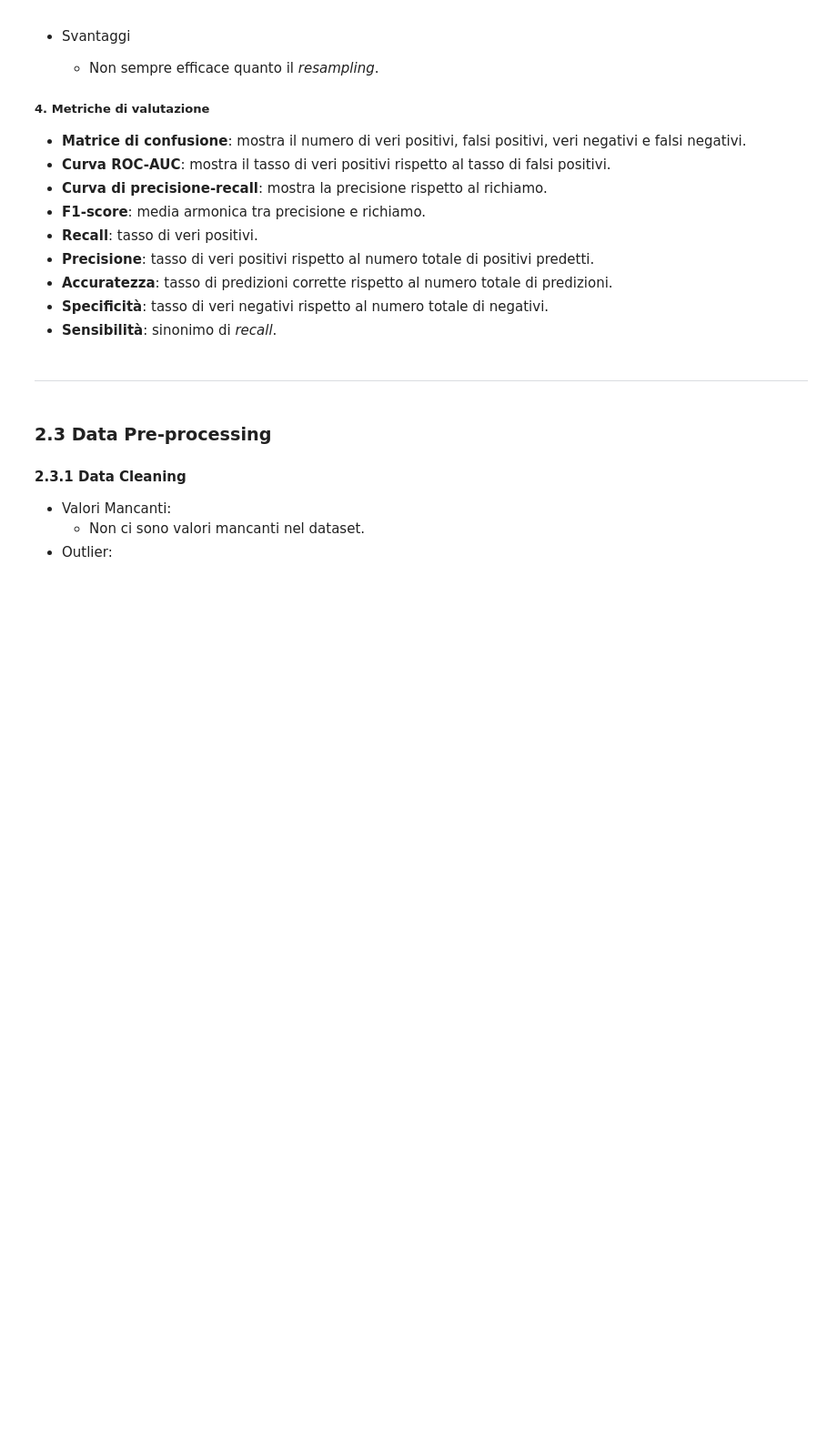
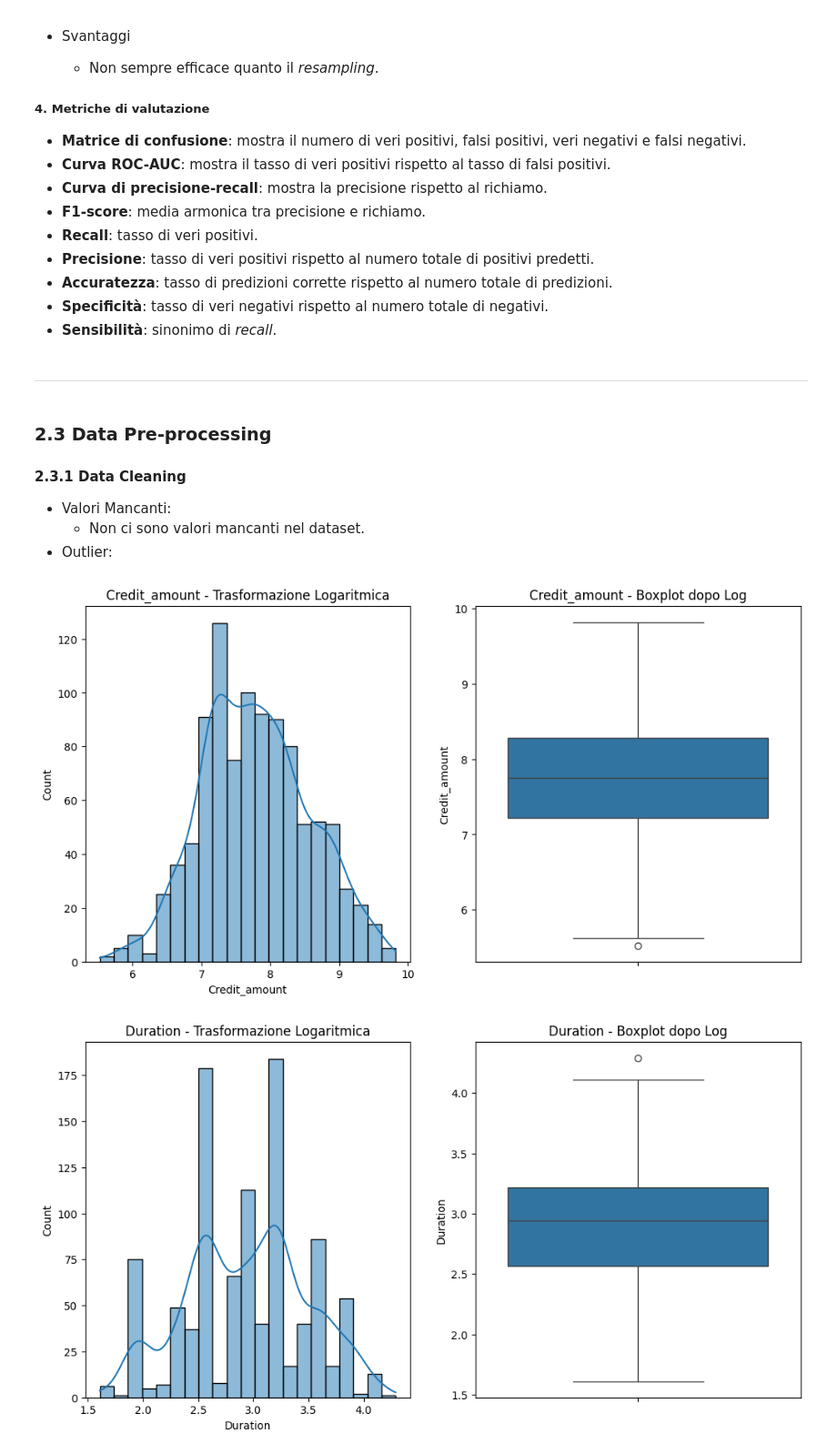
Before and after one commit to hidemet/mldm-credit-card-risk, a Jupyter notebook: myCopy_ProgettoMLDM_Dumas_Rossini.ipynb, the cells around one changed output. Shown at 91% size. Saved outputs shown, nothing was run; the diff lists cells and outputs as text; code cells hidden in the pictures; blank space fills up the shorter version.

```diff
--- a/myCopy_ProgettoMLDM_Dumas_Rossini.ipynb
+++ b/myCopy_ProgettoMLDM_Dumas_Rossini.ipynb
@@ -799,3 +801,57 @@ Ci sono molti dati etichettati come "good credit" (classe 1) e pochi valori etic
 - Valori Mancanti:
   - Non ci sono valori mancanti nel dataset.
 - Outlier:
+# %%
+from scipy.stats import mstats
+import seaborn as sns
+
+data_cleaning = data.copy()
+
+# Trasformazione logaritmica per 'Credit_amount' e 'Duration'
+data_cleaning['Credit_amount'] = np.log1p(data_cleaning['Credit_amount'])
+data_cleaning['Duration'] = np.log1p(data_cleaning['Duration'])
+
+# Winsorizzazione per 'Age'
+data_cleaning['Age_winsorized'] = mstats.winsorize(data_cleaning['Age'], limits=[0.05, 0.05])
+
+# Binning per 'Age'
+bins = [18, 25, 35, 45, 55, 65, 100]
+labels = ['18-24', '25-34', '35-44', '45-54', '55-64', '65+']
+data_cleaning['Age_binned'] = pd.cut(data_cleaning['Age'], bins=bins, labels=labels, right=False)
+
+# Visualizzazione delle trasformazioni
+import matplotlib.pyplot as plt
+
+# Feature Numeriche
+## Credit_amount
+fig, axes = plt.subplots(1, 2, figsize=(12, 6))
+sns.histplot(data_cleaning['Credit_amount'], kde=True, ax=axes[0])
+axes[0].set_title('Credit_amount - Trasformazione Logaritmica')
+sns.boxplot(y=data_cleaning['Credit_amount'], ax=axes[1])
+axes[1].set_title('Credit_amount - Boxplot dopo Log')
+plt.show()
+
+## Duration
+fig, axes = plt.subplots(1, 2, figsize=(12, 6))
+sns.histplot(data_cleaning['Duration'], kde=True, ax=axes[0])
+axes[0].set_title('Duration - Trasformazione Logaritmica')
+sns.boxplot(y=data_cleaning['Duration'], ax=axes[1])
+axes[1].set_title('Duration - Boxplot dopo Log')
+plt.show()
+
+## Age - Winsorized
+fig, axes = plt.subplots(1, 2, figsize=(12, 6))
+sns.histplot(data_cleaning['Age_winsorized'], kde=True, ax=axes[0])
+axes[0].set_title('Age - Winsorized')
+sns.boxplot(y=data_cleaning['Age_winsorized'], ax=axes[1])
+axes[1].set_title('Age - Boxplot dopo Winsorizzazione')
+plt.show()
+
+## Age - Binned
+plt.figure(figsize=(8, 6))
+sns.countplot(data=data_cleaning, x='Age_binned')
+plt.title('Age - Binned')
+plt.show()
+# %% [output]
+[figure, added]
+[figure, added]
```
Also changed, not shown: parts of 3 cells of this notebook.
